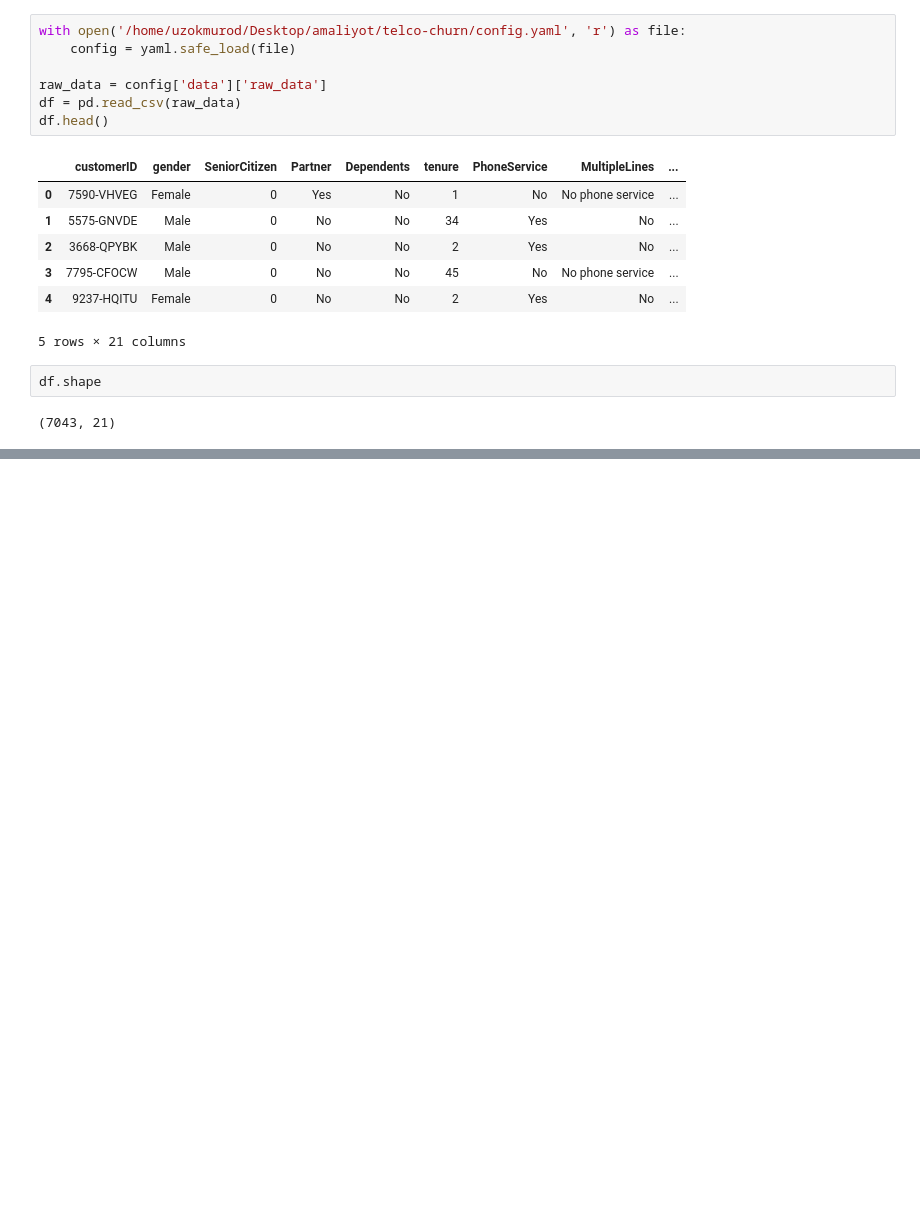
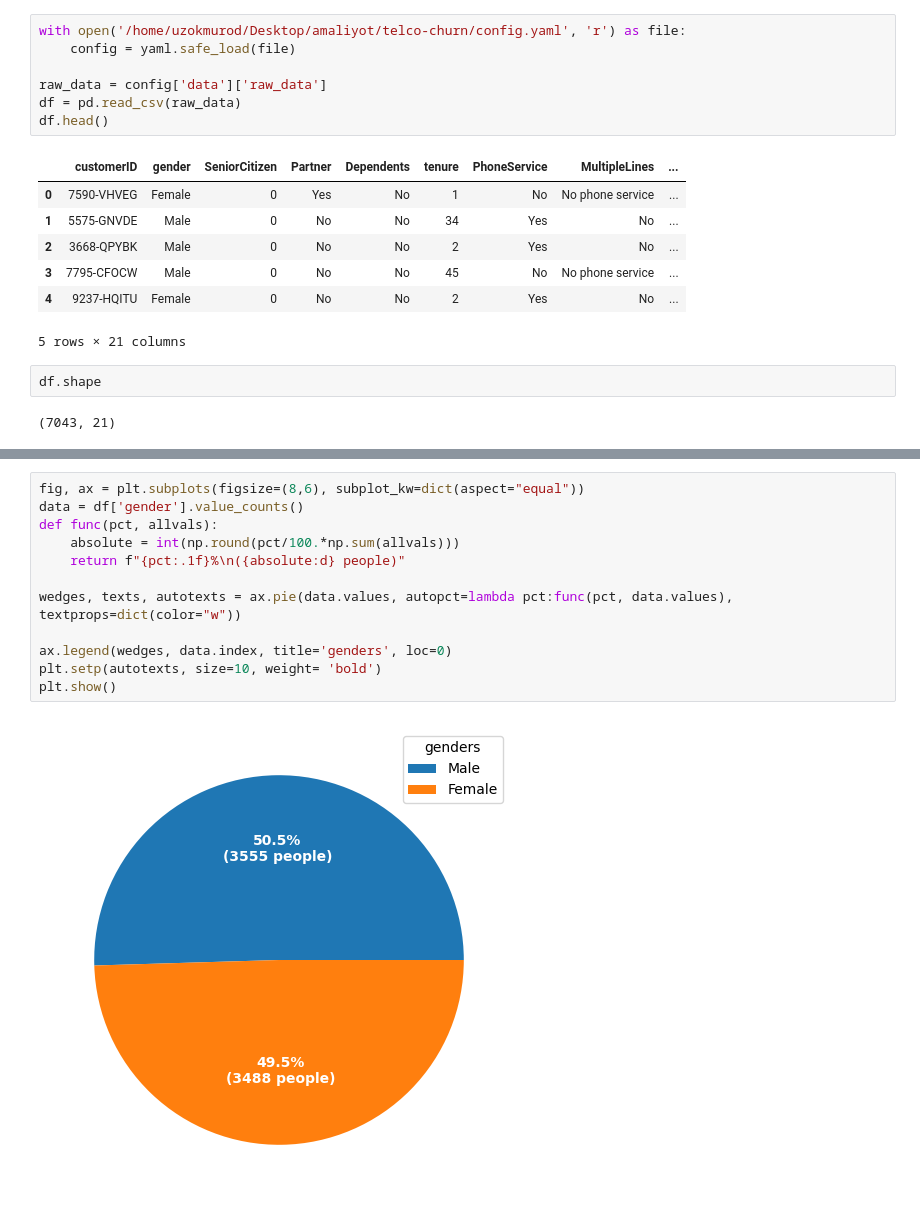
Before and after one commit to UZOKMUROD/telco-churn, a Jupyter notebook: notebooks/eda.ipynb, the cells around one changed output, grey strips where cells are left out. Drawn from its saved outputs; the diff is of its cells as text; blank space fills up the shorter version.

```diff
--- a/notebooks/eda.ipynb
+++ b/notebooks/eda.ipynb
@@ -49,0 +137,14 @@ df.shape
+# %%
+fig, ax = plt.subplots(figsize=(8,6), subplot_kw=dict(aspect="equal"))
+data = df['gender'].value_counts()
+def func(pct, allvals):
+    absolute = int(np.round(pct/100.*np.sum(allvals)))
+    return f"{pct:.1f}%\n({absolute:d} people)"
+
+wedges, texts, autotexts = ax.pie(data.values, autopct=lambda pct:func(pct, data.values), textprops=dict(color="w"))
+
+ax.legend(wedges, data.index, title='genders', loc=0)
+plt.setp(autotexts, size=10, weight= 'bold')
+plt.show()
+# %% [output]
+[figure, added]
```
Also changed, not shown: parts of 8 cells of this notebook.
